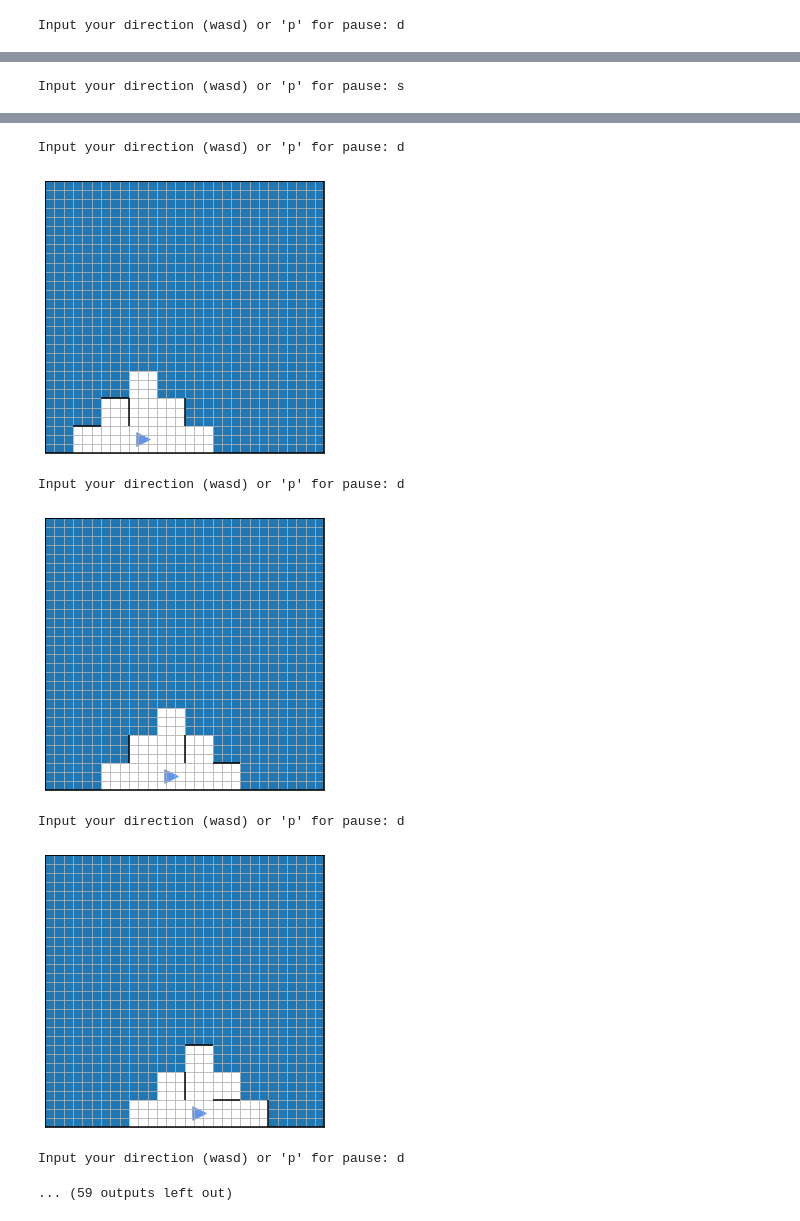
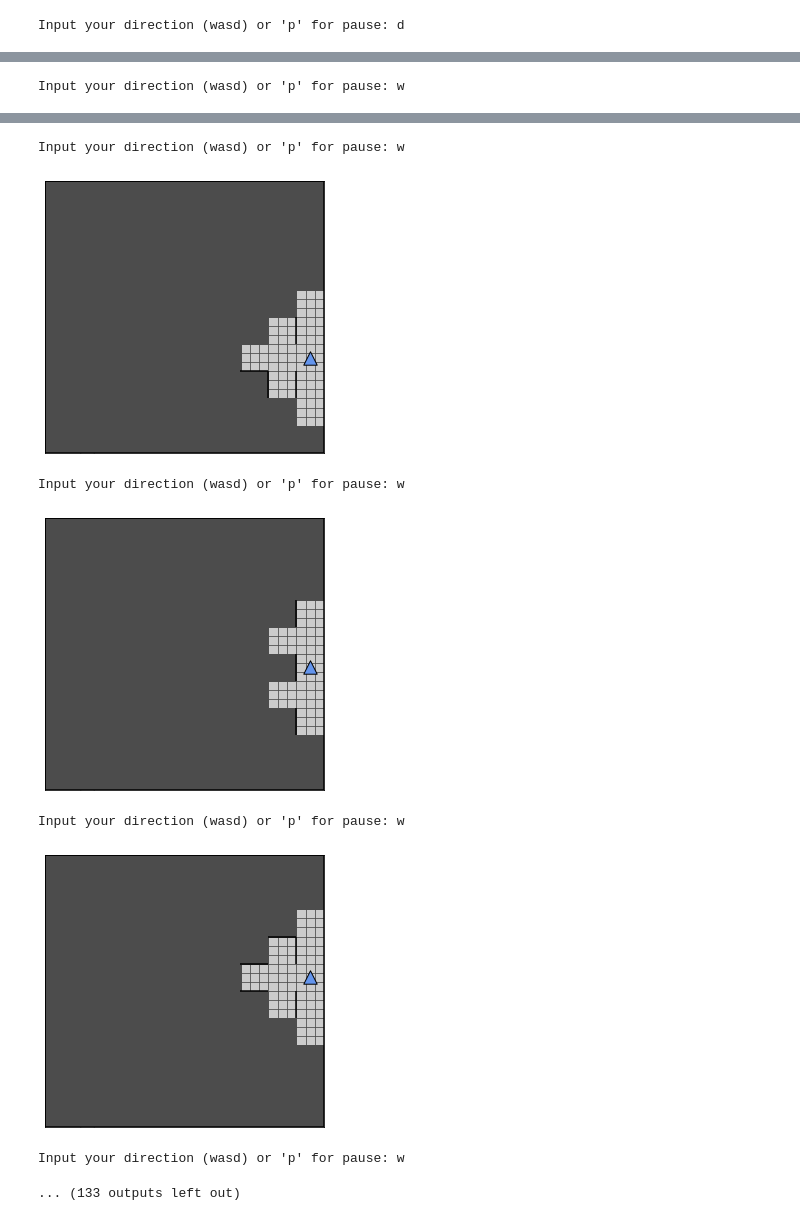
Before and after one commit to roselightheart/dungeon_generator, a Jupyter notebook: dungeon_generator.ipynb, the cells around one changed output, grey strips where cells are left out. Saved outputs shown, nothing was run; the diff lists cells and outputs as text; code cells hidden in the pictures.

```diff
--- a/dungeon_generator.ipynb
+++ b/dungeon_generator.ipynb
@@ -2600,4 +2631,4 @@ class Dungeon:
 # %%
-dungeon = Dungeon({17:5})
+# dungeon = Dungeon({17:5})
 dungeon.play()
 # %% [output]
@@ -2607 +2638 @@ Input your direction (wasd) or 'p' for pause: d
-Input your direction (wasd) or 'p' for pause: s
+Input your direction (wasd) or 'p' for pause: w
@@ -2609,8 +2640,8 @@ Input your direction (wasd) or 'p' for pause: s
-Input your direction (wasd) or 'p' for pause: d
+Input your direction (wasd) or 'p' for pause: w
-[figure, old version]
+[figure, new version]
-Input your direction (wasd) or 'p' for pause: d
+Input your direction (wasd) or 'p' for pause: w
-[figure, old version]
+[figure, new version]
-Input your direction (wasd) or 'p' for pause: d
+Input your direction (wasd) or 'p' for pause: w
-[figure, old version]
+[figure, new version]
-Input your direction (wasd) or 'p' for pause: d
+Input your direction (wasd) or 'p' for pause: w
-... (59 outputs left out)
+... (133 outputs left out)
```
Also changed, not shown: parts of 2 cells of this notebook.
